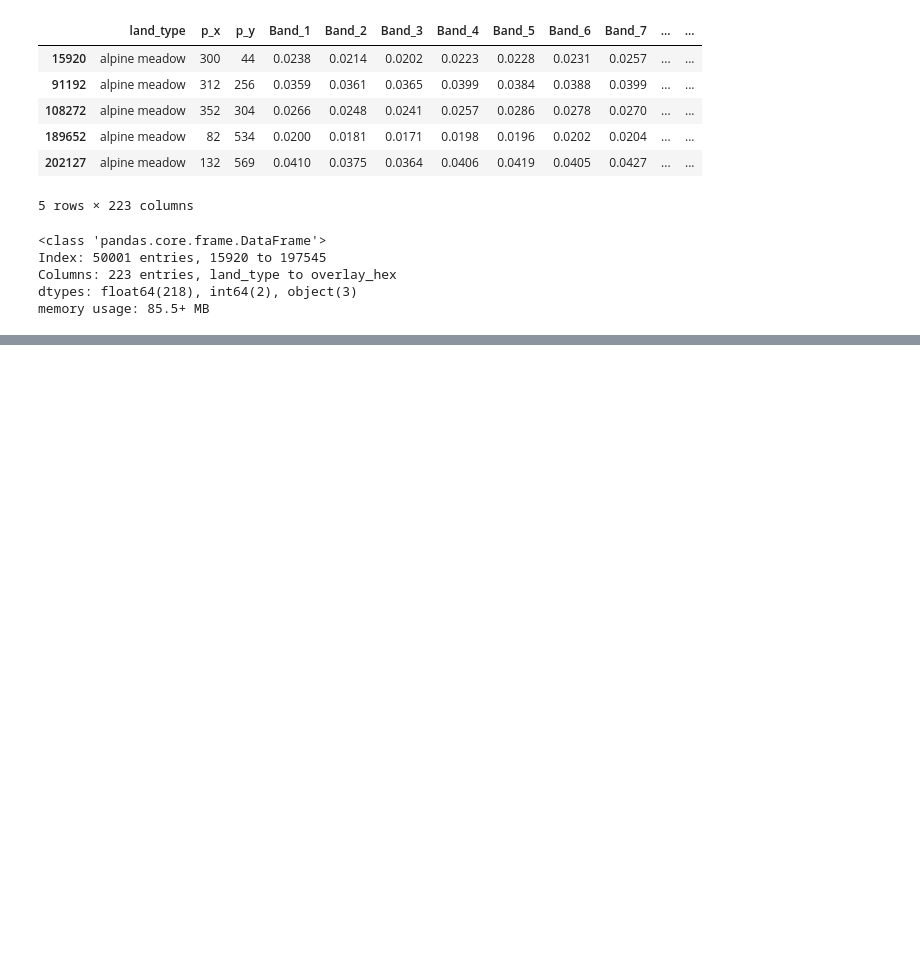
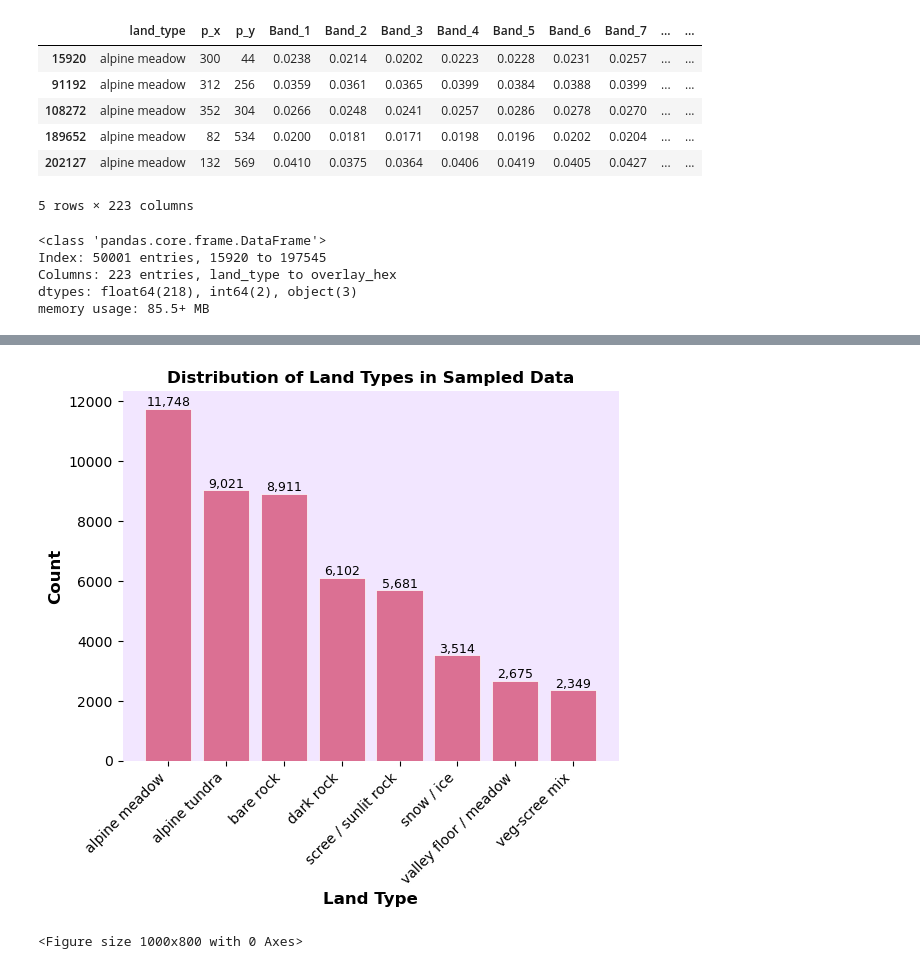
Before and after one commit to Dhruv-baner/st443-group-project, a Jupyter notebook: notebooks/task_1.ipynb, the cells around one changed output, grey strips where cells are left out. Saved outputs shown, nothing was run; the diff lists cells and outputs as text; code cells hidden in the pictures; blank space fills up the shorter version.

Commit message:
visualizations

```diff
--- a/notebooks/task_1.ipynb
+++ b/notebooks/task_1.ipynb
@@ -125,3 +125,6 @@ memory usage: 85.5+ MB
 # %%
 # Save sample to data/raw folder
 df_sample.to_csv('../data/raw/data_sample.csv', index=False)
+# %%
+df_sample_land_type = df_sample['land_type'].value_counts()
+df_sample_land_type
@@ -127,0 +142,24 @@ df_sample.to_csv('../data/raw/data_sample.csv', index=False)
+# %%
+bars = plt.bar(df_sample['land_type'].unique(), df_sample_land_type, color='palevioletred', edgecolor='white', linewidth=0.5)
+
+for bar in bars:
+    height = bar.get_height()
+    plt.text(bar.get_x() + bar.get_width()/2., height, f'{int(height):,}',
+             ha='center', va='bottom', fontsize=9)
+
+plt.gca().spines['top'].set_visible(False)
+plt.gca().spines['right'].set_visible(False)
+plt.gca().spines['left'].set_linewidth(False)
+plt.gca().spines['bottom'].set_linewidth(False)
+plt.gca().set_facecolor('#f2e6ff')
+plt.title('Distribution of Land Types in Sampled Data', fontsize=12, fontweight='bold')
+plt.xticks(rotation=45, ha='right')
+plt.xlabel('Land Type', fontsize=12, fontweight='bold')
+plt.ylabel('Count', fontsize=12, fontweight='bold')
+
+
+plt.figure(figsize=(10,8))
+plt.show()
+# %% [output]
+[figure, added]
+<Figure size 1000x800 with 0 Axes>
```
Also changed, not shown: parts of 7 cells of this notebook.
